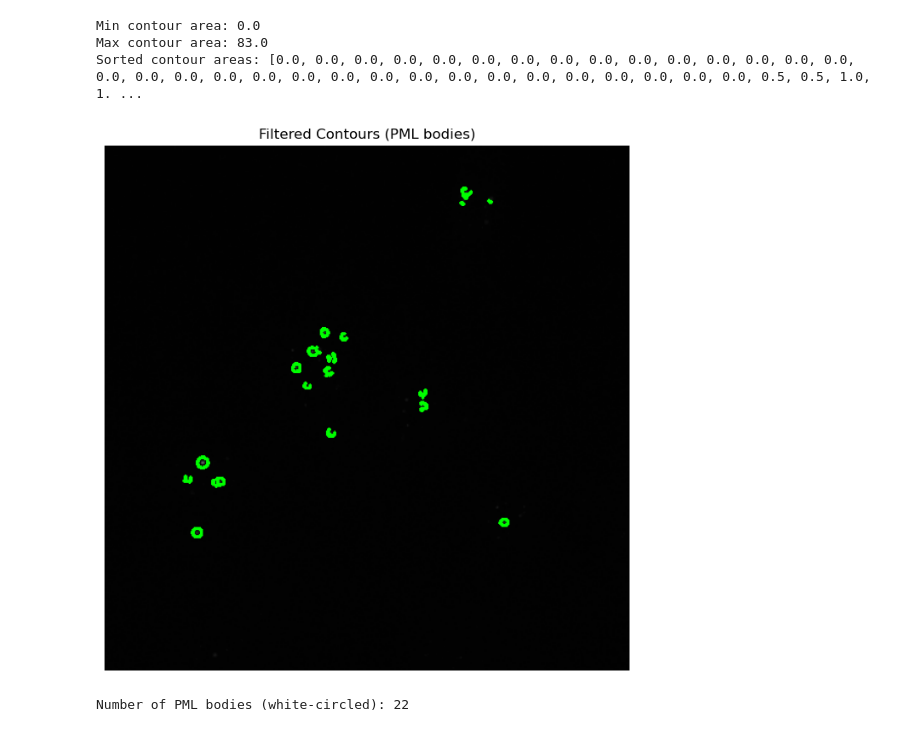
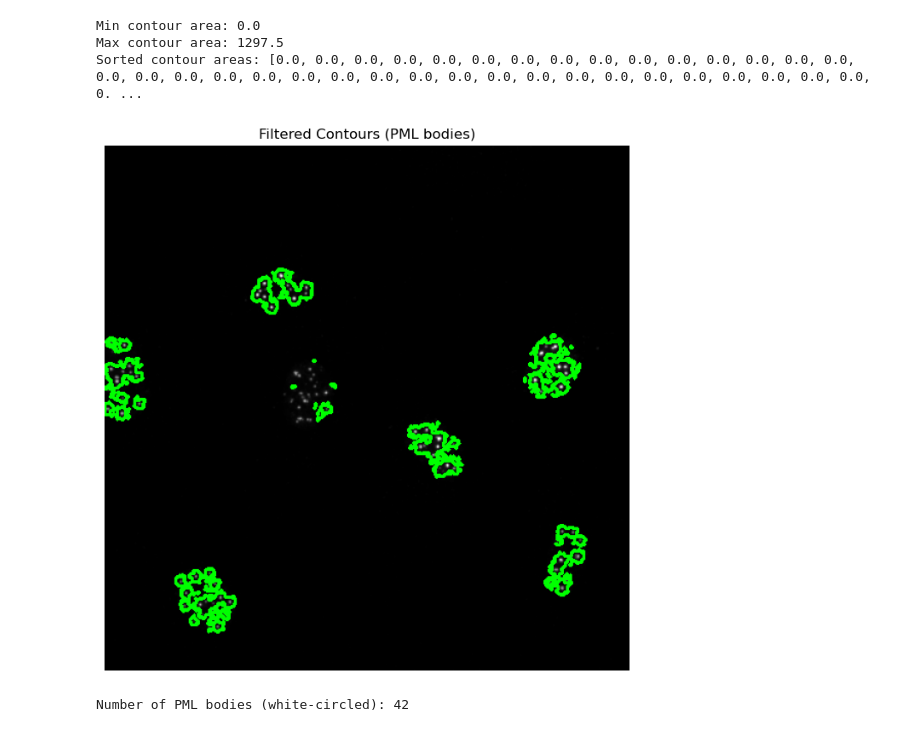
Before and after one commit to psingh510/lung_cancer_detection, a Jupyter notebook: PML_Bodies_Annotations.ipynb, the cells around one changed output. Saved outputs shown, nothing was run; the diff lists cells and outputs as text; code cells hidden in the pictures.

```diff
--- a/PML_Bodies_Annotations.ipynb
+++ b/PML_Bodies_Annotations.ipynb
@@ -203,8 +16,7 @@ import matplotlib.pyplot as plt
 %matplotlib inline
 
 # Load the image
-image = cv2.imread('/Users/pallavisingh/Library/CloudStorage/OneDrive-SharedLibraries-DalhousieUniversity/Priyadharshini Sridharan - MLOps images/SAEC exp1 As High 63x - Position 1_Z14_C1.tif')
-
+image = cv2.imread('/Users/pallavisingh/Library/CloudStorage/OneDrive-SharedLibraries-DalhousieUniversity/Priyadharshini Sridharan - Images from Dellaire Lab/merged-pml-images-No-arsenic/flattened_position_1_C1.tif')
 # Convert to grayscale
 gray = cv2.cvtColor(image, cv2.COLOR_BGR2GRAY)
 
@@ -274,5 +86,5 @@ print(f'Number of PML bodies (white-circled): {num_pml_bodies}')
 Min contour area: 0.0
-Max contour area: 83.0
-Sorted contour areas: [0.0, 0.0, 0.0, 0.0, 0.0, 0.0, 0.0, 0.0, 0.0, 0.0, 0.0, 0.0, 0.0, 0.0, 0.0, 0.0, 0.0, 0.0, 0.0, 0.0, 0.0, 0.0, 0.0, 0.0, 0.0, 0.0, 0.0, 0.0, 0.0, 0.0, 0.0, 0.0, 0.5, 0.5, 1.0, 1. ...
+Max contour area: 1297.5
+Sorted contour areas: [0.0, 0.0, 0.0, 0.0, 0.0, 0.0, 0.0, 0.0, 0.0, 0.0, 0.0, 0.0, 0.0, 0.0, 0.0, 0.0, 0.0, 0.0, 0.0, 0.0, 0.0, 0.0, 0.0, 0.0, 0.0, 0.0, 0.0, 0.0, 0.0, 0.0, 0.0, 0.0, 0.0, 0.0, 0.0, 0. ...
-[figure, old version]
+[figure, new version]
-Number of PML bodies (white-circled): 22
+Number of PML bodies (white-circled): 42
```
Also changed, not shown: parts of 18 cells of this notebook, 5 other files.
